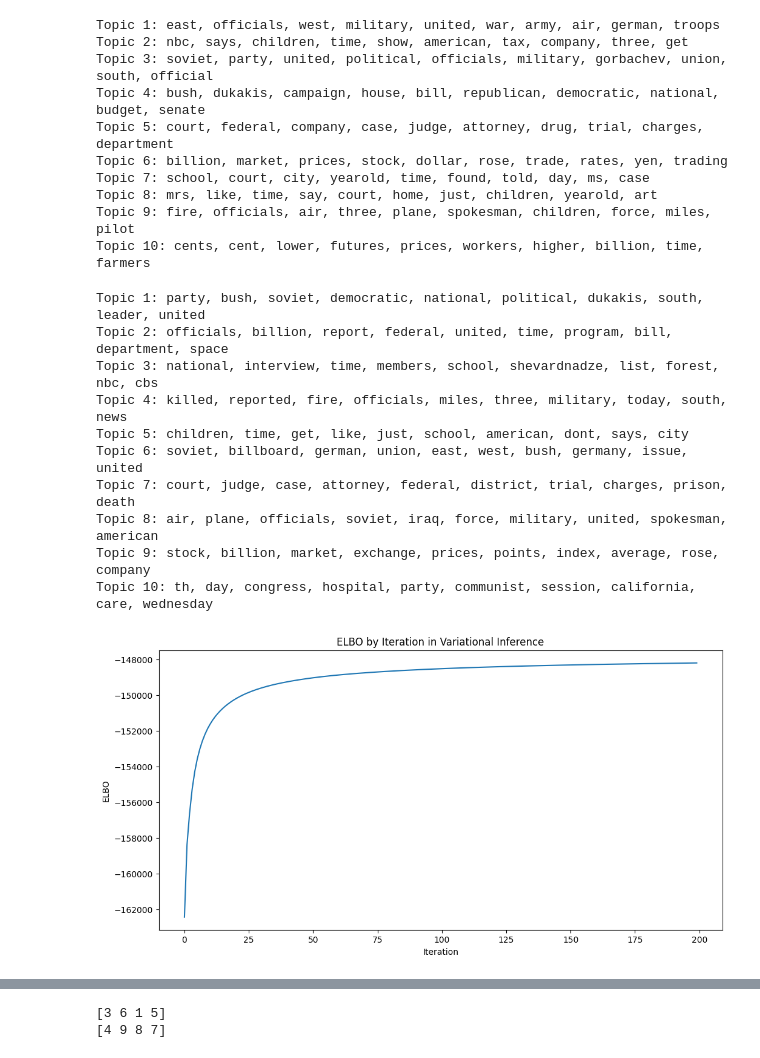
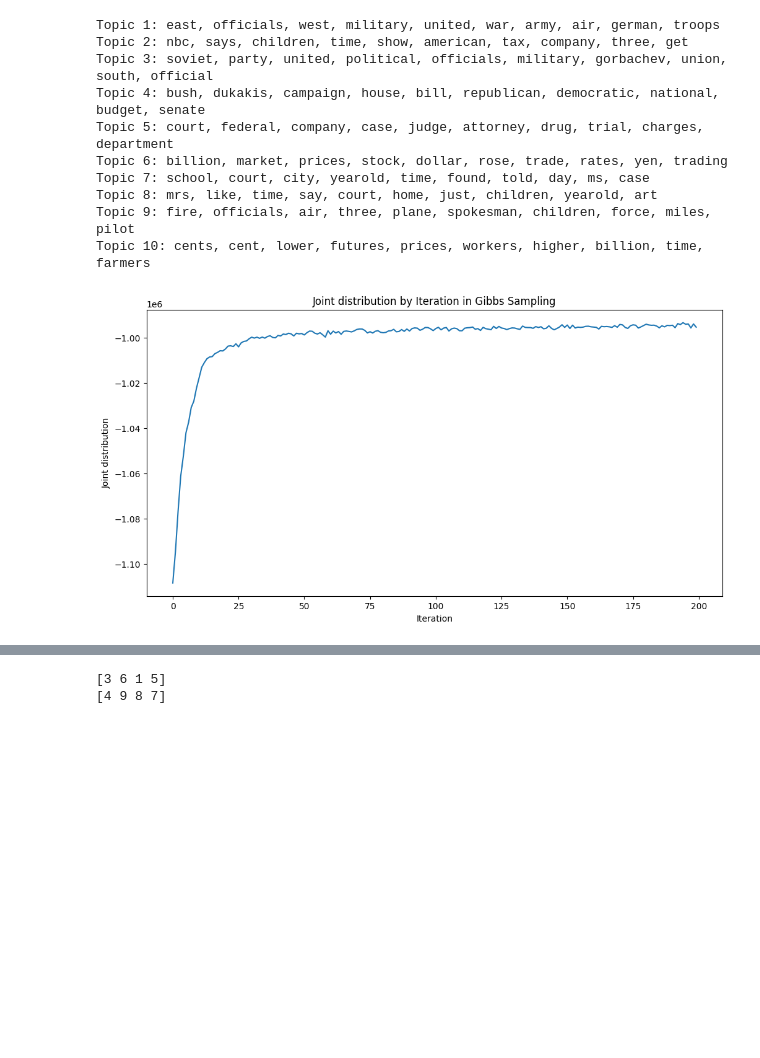
Before and after one commit to jiwnchoi/vi, a Jupyter notebook: note.ipynb, the cells around one changed output, grey strips where cells are left out. Cells and saved outputs as stored; diff of their text form; code cells hidden in the pictures; blank space fills up the shorter version.

```diff
--- a/note.ipynb
+++ b/note.ipynb
@@ -21,19 +23,19 @@ gibbs = LDAGibbs(
 # %%
-gibbs.fit(verbose=False, early_stop=True)
 gibbs.export_model("models/gibbs_lda.npz")
 gibbs.show_topics(n_words)
-# gibbs.plot_logs()
+gibbs.plot_logs()
 # %% [output]
 Topic 1: east, officials, west, military, united, war, army, air, german, troops
 Topic 2: nbc, says, children, time, show, american, tax, company, three, get
 Topic 3: soviet, party, united, political, officials, military, gorbachev, union, south, official
 Topic 4: bush, dukakis, campaign, house, bill, republican, democratic, national, budget, senate
 Topic 5: court, federal, company, case, judge, attorney, drug, trial, charges, department
 Topic 6: billion, market, prices, stock, dollar, rose, trade, rates, yen, trading
 Topic 7: school, court, city, yearold, time, found, told, day, ms, case
 Topic 8: mrs, like, time, say, court, home, just, children, yearold, art
 Topic 9: fire, officials, air, three, plane, spokesman, children, force, miles, pilot
 Topic 10: cents, cent, lower, futures, prices, workers, higher, billion, time, farmers
+[figure, added]
 # %%
 from ldaVI import LDAVI
 
@@ -46,19 +48,3 @@ vi = LDAVI(
     tolerance=tolerance,
 )
 # vi.load_model("models/vi_lda.npz")
-vi.fit(verbose=False, early_stop=False)
-vi.export_model("models/vi_lda.npz")
-vi.show_topics(n_words)
-vi.plot_logs()
-# %% [output]
-Topic 1: party, bush, soviet, democratic, national, political, dukakis, south, leader, united
-Topic 2: officials, billion, report, federal, united, time, program, bill, department, space
-Topic 3: national, interview, time, members, school, shevardnadze, list, forest, nbc, cbs
-Topic 4: killed, reported, fire, officials, miles, three, military, today, south, news
-Topic 5: children, time, get, like, just, school, american, dont, says, city
-Topic 6: soviet, billboard, german, union, east, west, bush, germany, issue, united
-Topic 7: court, judge, case, attorney, federal, district, trial, charges, prison, death
-Topic 8: air, plane, officials, soviet, iraq, force, military, united, spokesman, american
-Topic 9: stock, billion, market, exchange, prices, points, index, average, rose, company
-Topic 10: th, day, congress, hospital, party, communist, session, california, care, wednesday
-[figure, removed]
```
Also changed, not shown: parts of 3 cells of this notebook.
